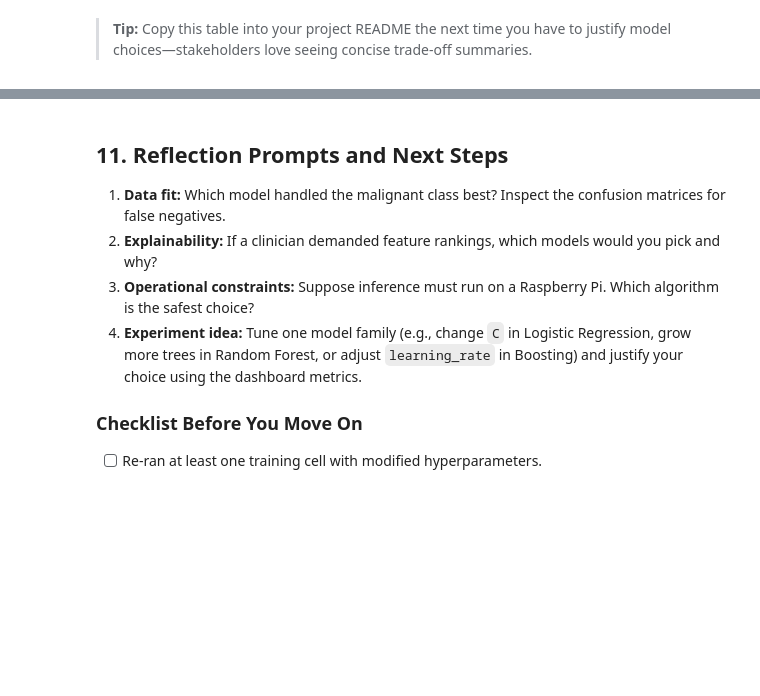
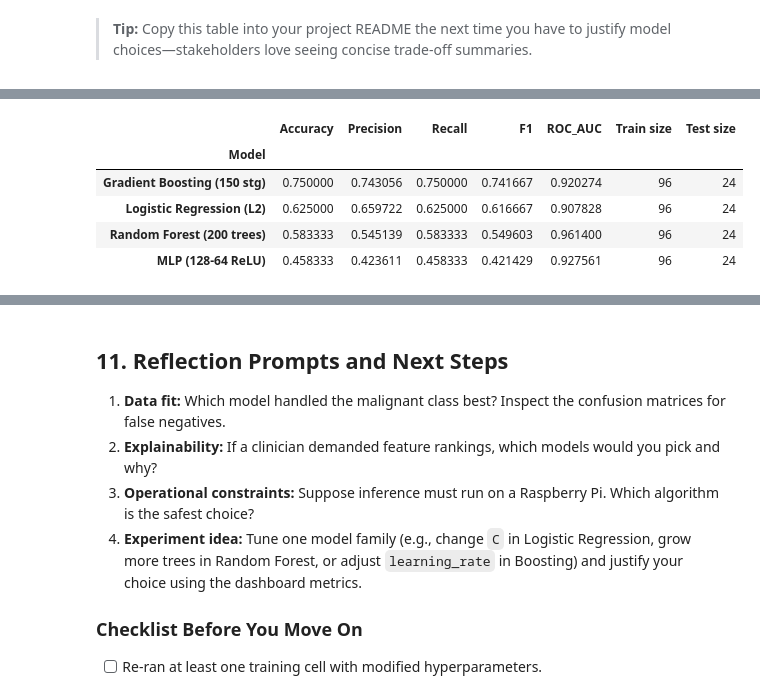
Before and after one commit to uf-bme/BME6938-Spring-2026, a Jupyter notebook: lessons/06-Classic-ML-Models/06-Classic-ML-Models.ipynb, the cells around one changed output, grey strips where cells are left out. Saved outputs shown, nothing was run; the diff lists cells and outputs as text; code cells hidden in the pictures; blank space fills up the shorter version.

```diff
--- a/lessons/06-Classic-ML-Models/06-Classic-ML-Models.ipynb
+++ b/lessons/06-Classic-ML-Models/06-Classic-ML-Models.ipynb
@@ -665,4 +713,11 @@ for name, estimator, X_tr, y_tr, X_te, y_te in mnist_experiments:
 # %%
-mnist_results_df = pd.DataFrame(mnist_results).set_index("Model").sort_values("Accuracy", ascending=False)
-mnist_results_df
+fashion_results_df = pd.DataFrame(fashion_results).set_index("Model").sort_values("Accuracy", ascending=False)
+fashion_results_df
+# %% [output]
+|  | Accuracy | Precision | Recall | F1 | ROC_AUC | Train size | Test size |
+| Model |  |  |  |  |  |  |  |
+| Gradient Boosting (150 stg) | 0.750000 | 0.743056 | 0.750000 | 0.741667 | 0.920274 | 96 | 24 |
+| Logistic Regression (L2) | 0.625000 | 0.659722 | 0.625000 | 0.616667 | 0.907828 | 96 | 24 |
+| Random Forest (200 trees) | 0.583333 | 0.545139 | 0.583333 | 0.549603 | 0.961400 | 96 | 24 |
+| MLP (128-64 ReLU) | 0.458333 | 0.423611 | 0.458333 | 0.421429 | 0.927561 | 96 | 24 |
 # %%
```
Also changed, not shown: parts of 10 cells of this notebook, 3 other files.
